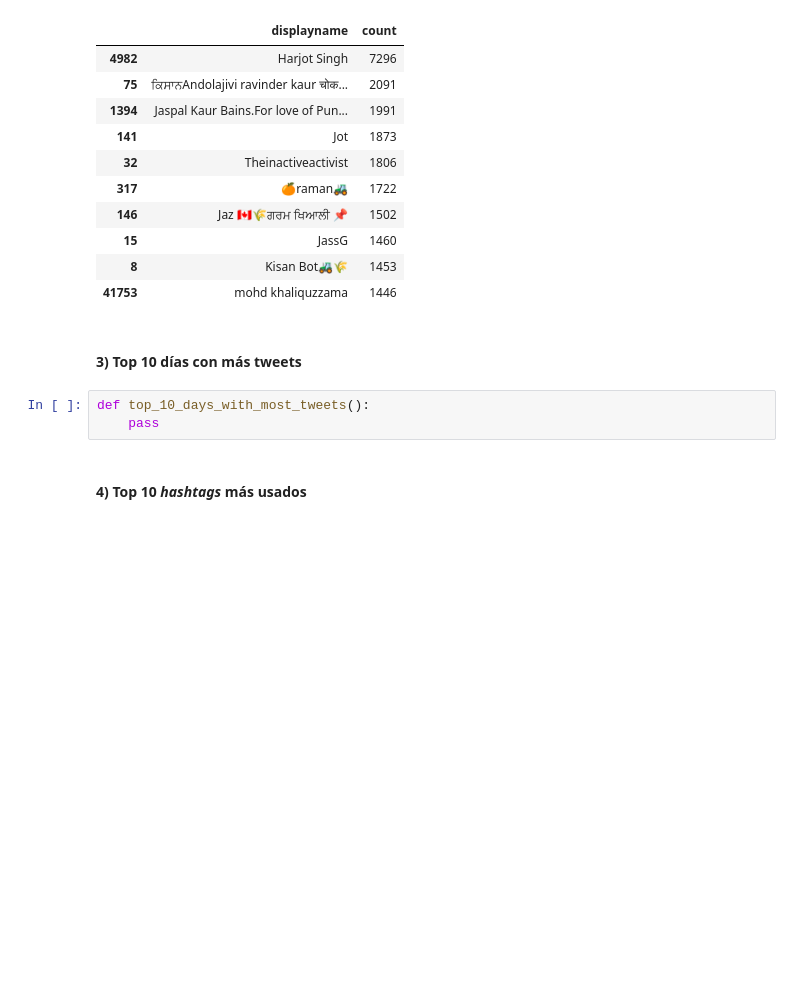
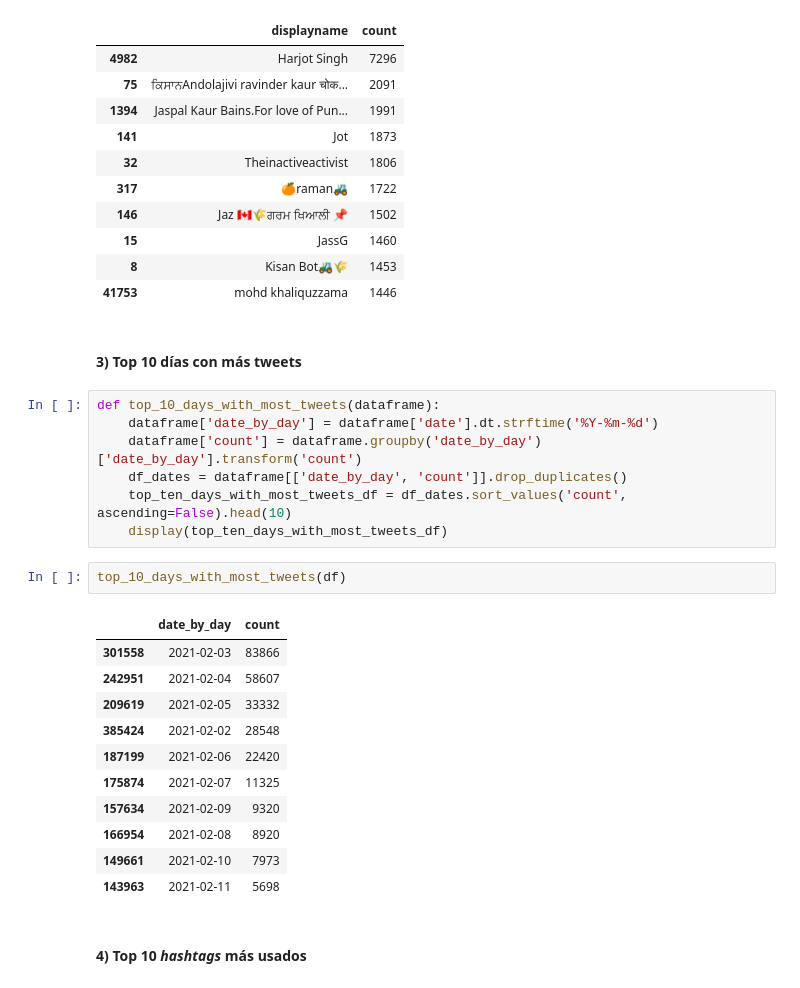
Before and after one commit to matiasmasjuan/gitflow-diagnostic-matiasmasjuan, a Jupyter notebook: main.ipynb, the cells around one changed output. Drawn from its saved outputs; the diff is of its cells as text; blank space fills up the shorter version.

```diff
--- a/main.ipynb
+++ b/main.ipynb
@@ -69,9 +69,27 @@ top_ten_users_with_most_tweets(df)
 | 41753 | mohd khaliquzzama | 1446 |
 # %% [markdown]
 #### 3) Top 10 días con más tweets
-# %%
-def top_10_days_with_most_tweets():
-    pass
+# %%
+def top_10_days_with_most_tweets(dataframe):
+    dataframe['date_by_day'] = dataframe['date'].dt.strftime('%Y-%m-%d')
+    dataframe['count'] = dataframe.groupby('date_by_day')['date_by_day'].transform('count')
+    df_dates = dataframe[['date_by_day', 'count']].drop_duplicates()
+    top_ten_days_with_most_tweets_df = df_dates.sort_values('count', ascending=False).head(10)
+    display(top_ten_days_with_most_tweets_df)
+# %%
+top_10_days_with_most_tweets(df)
+# %% [output]
+|  | date_by_day | count |
+| 301558 | 2021-02-03 | 83866 |
+| 242951 | 2021-02-04 | 58607 |
+| 209619 | 2021-02-05 | 33332 |
+| 385424 | 2021-02-02 | 28548 |
+| 187199 | 2021-02-06 | 22420 |
+| 175874 | 2021-02-07 | 11325 |
+| 157634 | 2021-02-09 | 9320 |
+| 166954 | 2021-02-08 | 8920 |
+| 149661 | 2021-02-10 | 7973 |
+| 143963 | 2021-02-11 | 5698 |
 # %% [markdown]
 #### 4) Top 10 *hashtags* más usados
 # %%
```
